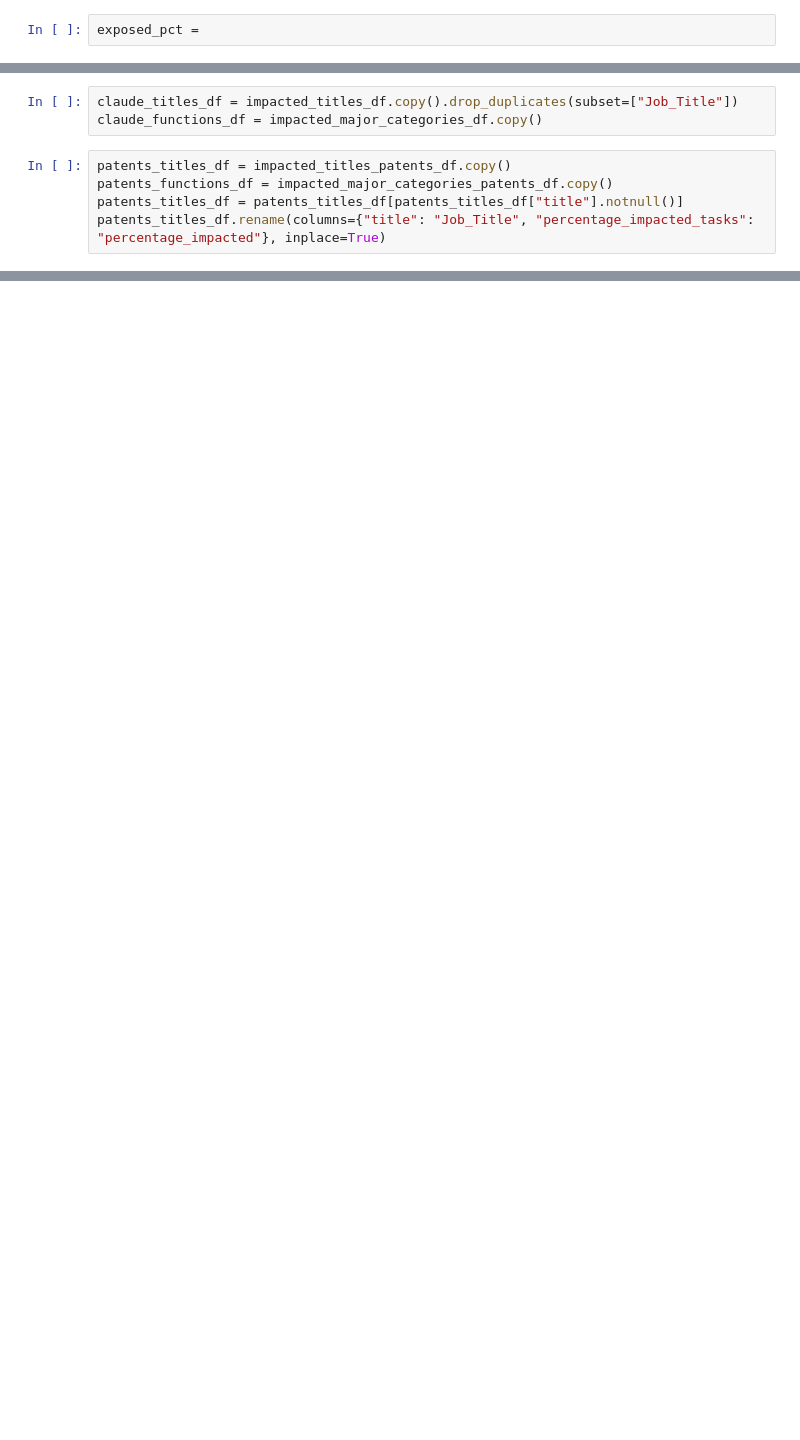
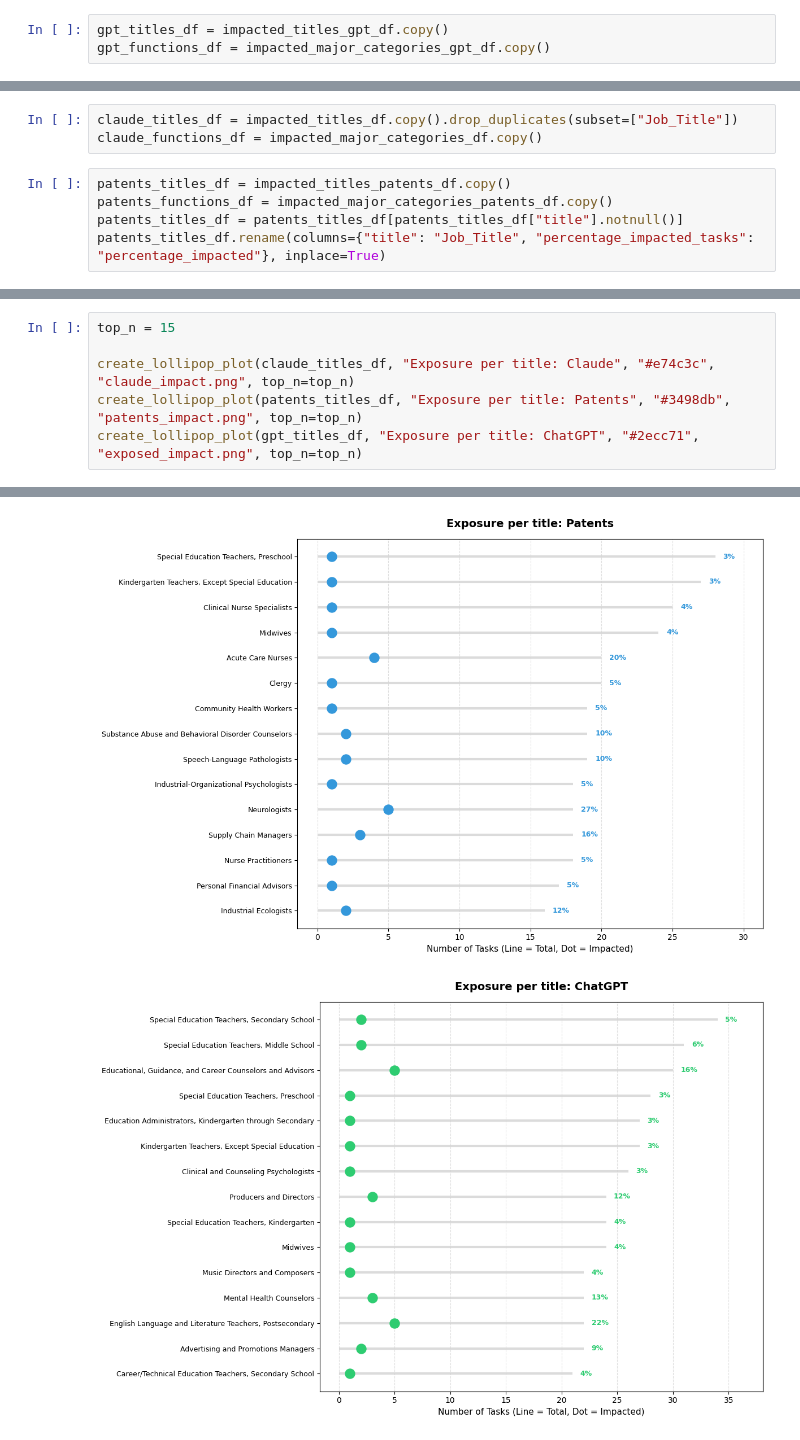
Before and after one commit to Engineering-AI-Systems-Team-3/chatgpt-at-work, a Jupyter notebook: chatgpt_at_work.ipynb, the cells around one changed output, grey strips where cells are left out. Cells and saved outputs as stored; diff of their text form; blank space fills up the shorter version.

Commit message:
Change to plot sorting

```diff
--- a/chatgpt_at_work.ipynb
+++ b/chatgpt_at_work.ipynb
@@ -2099,4 +2117,5 @@ Percentage of total tasks affected: 2.8796522684053247
 ## Comparison
 In this last section we compare the results obtained for ChatGPT with the ones obtained for Claude and AI Patents.
 # %%
-exposed_pct =
+gpt_titles_df = impacted_titles_gpt_df.copy()
+gpt_functions_df = impacted_major_categories_gpt_df.copy()
@@ -2186,0 +2182,7 @@ KeyError: 'Job_Title'
+# %%
+top_n = 15
+
+create_lollipop_plot(claude_titles_df, "Exposure per title: Claude", "#e74c3c", "claude_impact.png", top_n=top_n)
+create_lollipop_plot(patents_titles_df, "Exposure per title: Patents", "#3498db", "patents_impact.png", top_n=top_n)
+create_lollipop_plot(gpt_titles_df, "Exposure per title: ChatGPT", "#2ecc71", "exposed_impact.png", top_n=top_n)
+# %% [output]
@@ -2186,0 +2190,2 @@ KeyError: 'Job_Title'
+[figure, added]
+[figure, added]
```
Also changed, not shown: parts of 4 cells of this notebook.
